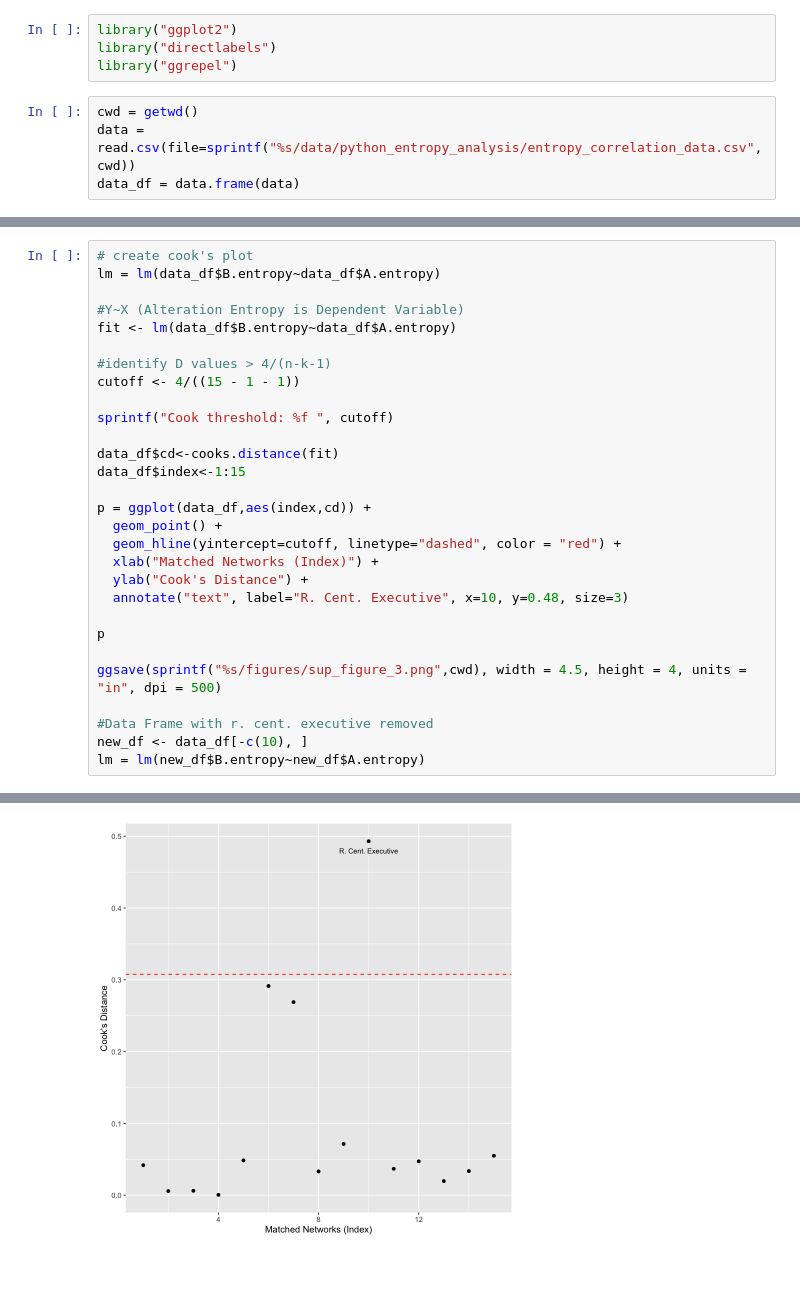
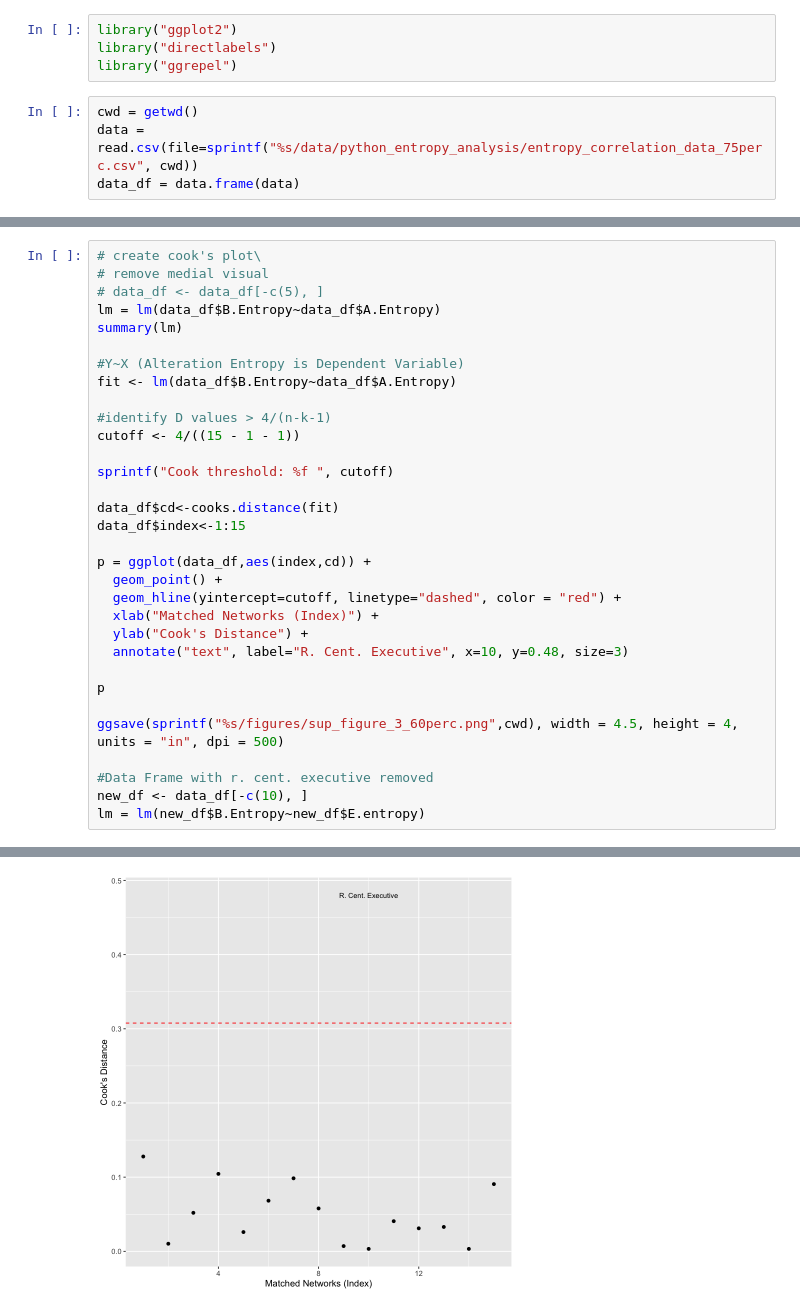
Before and after one commit to tvanasse/brainmap_structure_function_2020, a Jupyter notebook: linear_model.ipynb, the cells around one changed output, grey strips where cells are left out. Cells and saved outputs as stored; diff of their text form; blank space fills up the shorter version.

```diff
--- a/linear_model.ipynb
+++ b/linear_model.ipynb
@@ -4,7 +4,7 @@ library("directlabels")
 library("ggrepel")
 # %%
 cwd = getwd()
-data = read.csv(file=sprintf("%s/data/python_entropy_analysis/entropy_correlation_data.csv", cwd))
+data = read.csv(file=sprintf("%s/data/python_entropy_analysis/entropy_correlation_data_75perc.csv", cwd))
 data_df = data.frame(data)
 # %%
 data_df
@@ -30,9 +30,12 @@ A data.frame: 15 × 4
 # %%
-# create cook's plot
-lm = lm(data_df$B.entropy~data_df$A.entropy)
+# create cook's plot\
+# remove medial visual
+# data_df <- data_df[-c(5), ]
+lm = lm(data_df$B.Entropy~data_df$A.Entropy)
+summary(lm)
 
 #Y~X (Alteration Entropy is Dependent Variable)
-fit <- lm(data_df$B.entropy~data_df$A.entropy)
+fit <- lm(data_df$B.Entropy~data_df$A.Entropy)
 
 #identify D values > 4/(n-k-1)
 cutoff <- 4/((15 - 1 - 1))
@@ -51,9 +54,9 @@ p = ggplot(data_df,aes(index,cd)) +
 
 p
 
-ggsave(sprintf("%s/figures/sup_figure_3.png",cwd), width = 4.5, height = 4, units = "in", dpi = 500)
+ggsave(sprintf("%s/figures/sup_figure_3_60perc.png",cwd), width = 4.5, height = 4, units = "in", dpi = 500)
 
 #Data Frame with r. cent. executive removed
 new_df <- data_df[-c(10), ]
-lm = lm(new_df$B.entropy~new_df$A.entropy)
+lm = lm(new_df$B.Entropy~new_df$E.entropy)
 # %% [output]
@@ -61,3 +82,3 @@ lm = lm(new_df$B.entropy~new_df$A.entropy)
-[figure, old version]
+[figure, new version]
 # %%
 # create linear model (without r cent executive network)
```
Also changed, not shown: parts of 3 cells of this notebook, 10 other files.
